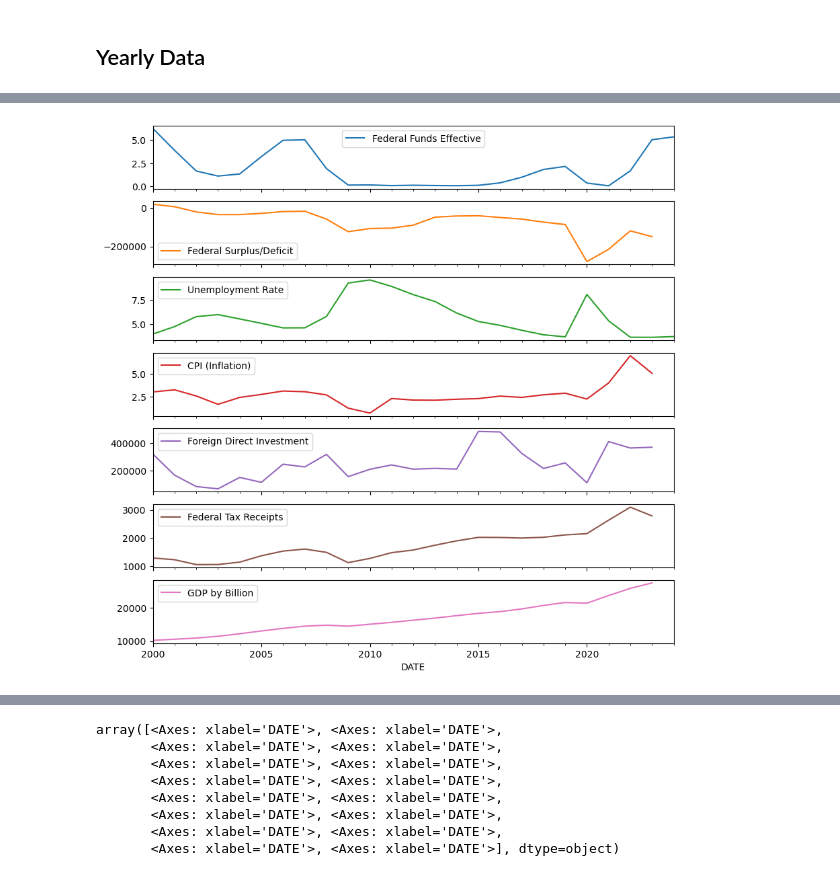
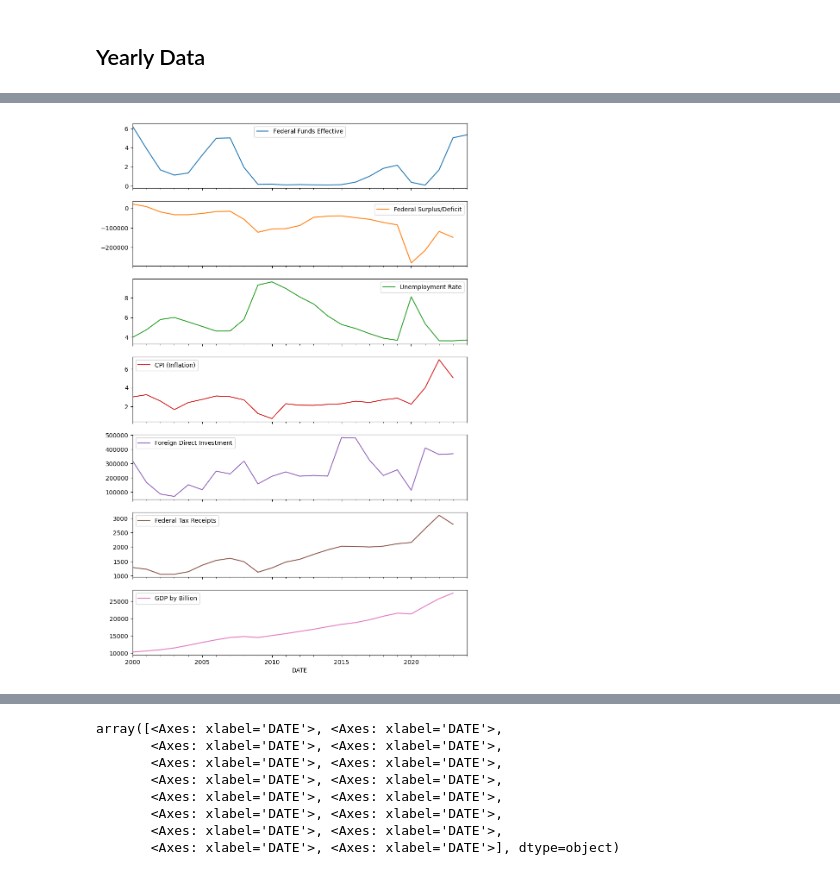
Before and after one commit to jbgraham073/ai_group_project_1, a Jupyter notebook: main.ipynb, the cells around one changed output, grey strips where cells are left out. Drawn from its saved outputs; the diff is of its cells as text; code cells hidden in the pictures.

```diff
--- a/main.ipynb
+++ b/main.ipynb
@@ -97,21 +100,24 @@ array([<Axes: xlabel='DATE'>, <Axes: xlabel='DATE'>,
 # %%
 # cast quarterly_df to yearly data
 annual_df = quarterly_df.resample('Y').mean()
-annual_df.plot(subplots=True, figsize=(10, 10))
+annual_df.plot(subplots=True, figsize=(10, 16))
+
+# save the plot
+plt.savefig('resources/clean_data/annual/annual_data.png')
 
 # setindex to first day of each year
 annual_df.index = annual_df.index.to_period('Y').to_timestamp()
 
 annual_df.head()
 # %% [output]
 |  | Federal Funds Effective | Federal Surplus/Deficit | Unemployment Rate | CPI (Inflation) | Foreign Direct Investment | ... |
 | DATE |  |  |  |  |  | ... |
 | 2000-01-01 | 6.236422 | 21237.333333 | 3.966667 | 3.030833 | 320335.0 | ... |
 | 2001-01-01 | 3.887125 | 7855.250000 | 4.741667 | 3.266667 | 168046.0 | ... |
 | 2002-01-01 | 1.667175 | -19222.583333 | 5.783333 | 2.591667 | 85958.0 | ... |
 | 2003-01-01 | 1.127535 | -33254.916667 | 5.991667 | 1.681667 | 69512.0 | ... |
 | 2004-01-01 | 1.348928 | -33253.166667 | 5.541667 | 2.432500 | 151731.0 | ... |
-[figure, old version]
+[figure, new version]
 # %%
 # read in all annual data files and merge them into the yearly_df
 all_annual_df = [pd.read_csv(f'resources/clean_data/annual/{datafile}', parse_dates=['DATE']) for datafile in os.listdir('resources/clean_data/annual') if datafile.endswith('.csv')]
```
Also changed, not shown: parts of 4 cells of this notebook, 2 other files.
